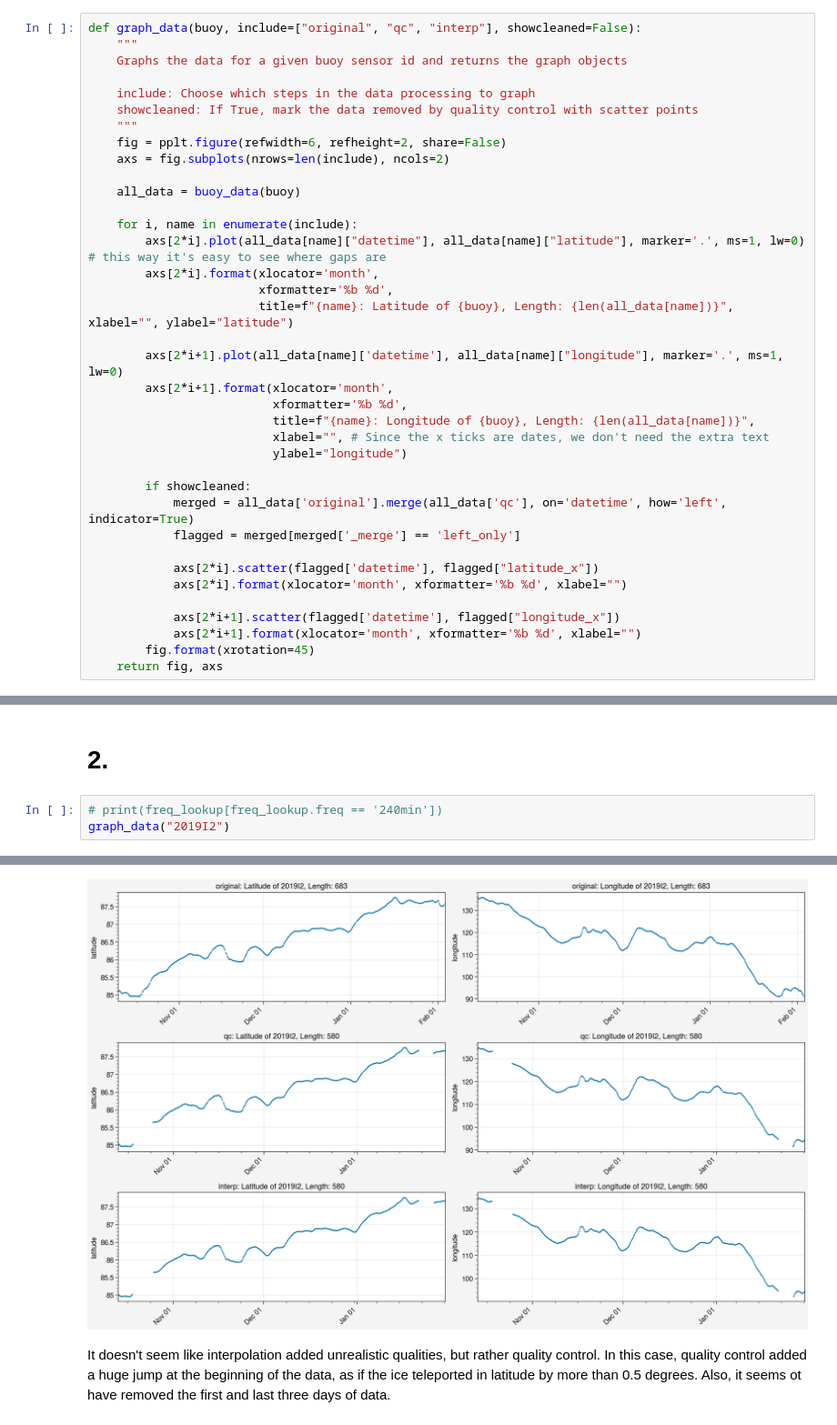
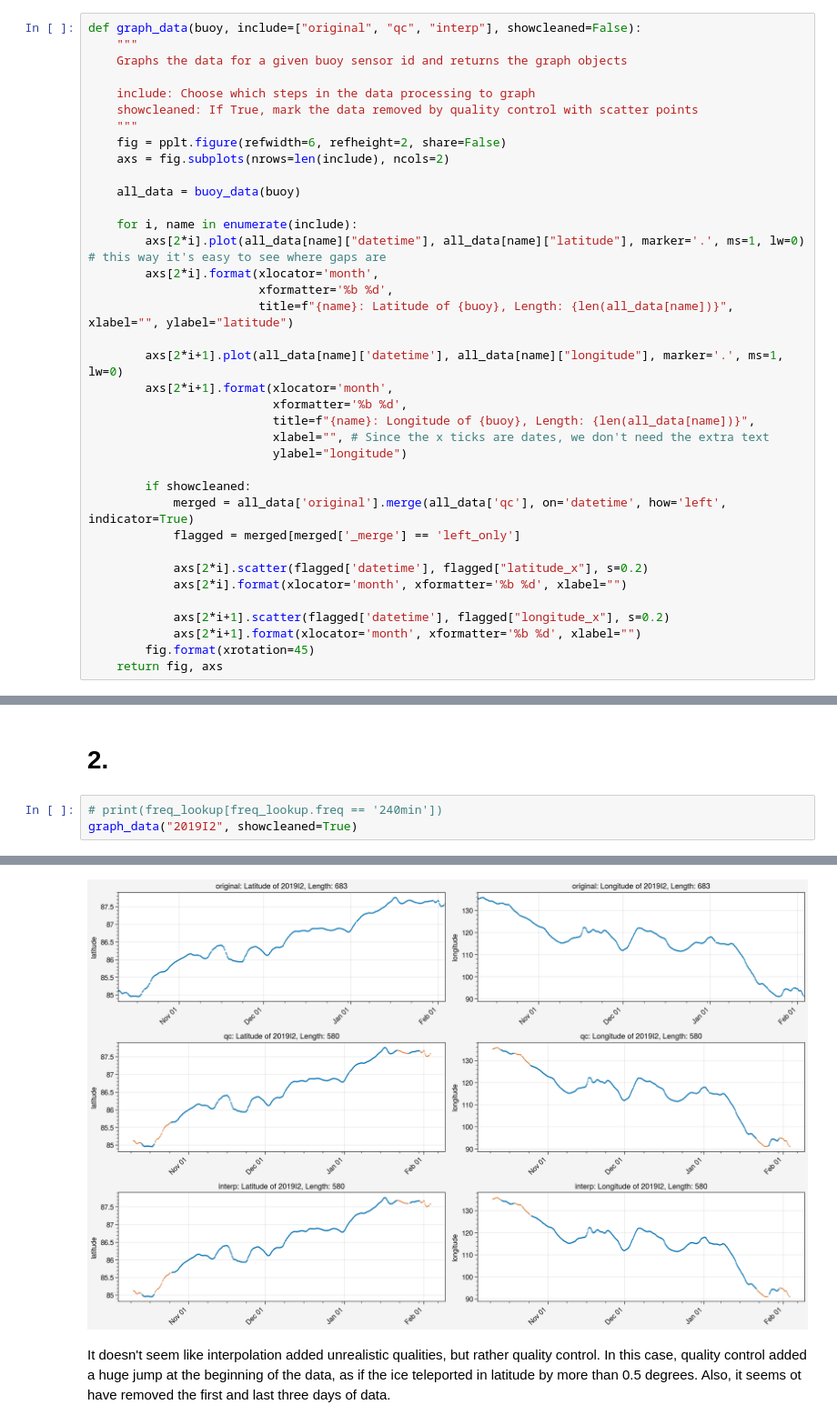
Before and after one commit to awang343/uncertainty-quantification-sea-ice, a Jupyter notebook: notebooks/Buoy Processing.ipynb, the cells around one changed output, grey strips where cells are left out. Shown at 91% size. Cells and saved outputs as stored; diff of their text form.

```diff
--- a/notebooks/Buoy Processing.ipynb
+++ b/notebooks/Buoy Processing.ipynb
@@ -124,10 +118,10 @@ def graph_data(buoy, include=["original", "qc", "interp"], showcleaned=False):
             merged = all_data['original'].merge(all_data['qc'], on='datetime', how='left', indicator=True)
             flagged = merged[merged['_merge'] == 'left_only']
 
-            axs[2*i].scatter(flagged['datetime'], flagged["latitude_x"])
+            axs[2*i].scatter(flagged['datetime'], flagged["latitude_x"], s=0.2)
             axs[2*i].format(xlocator='month', xformatter='%b %d', xlabel="")
 
-            axs[2*i+1].scatter(flagged['datetime'], flagged["longitude_x"])
+            axs[2*i+1].scatter(flagged['datetime'], flagged["longitude_x"], s=0.2)
             axs[2*i+1].format(xlocator='month', xformatter='%b %d', xlabel="")
         fig.format(xrotation=45)
     return fig, axs
@@ -145,11 +139,11 @@ There is significantly less data in the interpolated dataframe. Quality control
 # 2.
 # %%
 # print(freq_lookup[freq_lookup.freq == '240min'])
-graph_data("2019I2")
+graph_data("2019I2", showcleaned=True)
 # %% [output]
 (Figure(nrows=3, ncols=2, refwidth=6.0, refheight=2.0),
  SubplotGrid(nrows=3, ncols=2, length=6))
-[figure, old version]
+[figure, new version]
 # %% [markdown]
 It doesn't seem like interpolation added unrealistic qualities, but rather quality control. In this case, quality control added a huge jump at the beginning of the data, as if the ice teleported in latitude by more than 0.5 degrees. Also, it seems ot have removed the first and last three days of data.
 # %% [markdown]
```
Also changed, not shown: parts of 12 cells of this notebook, 1 other file.
